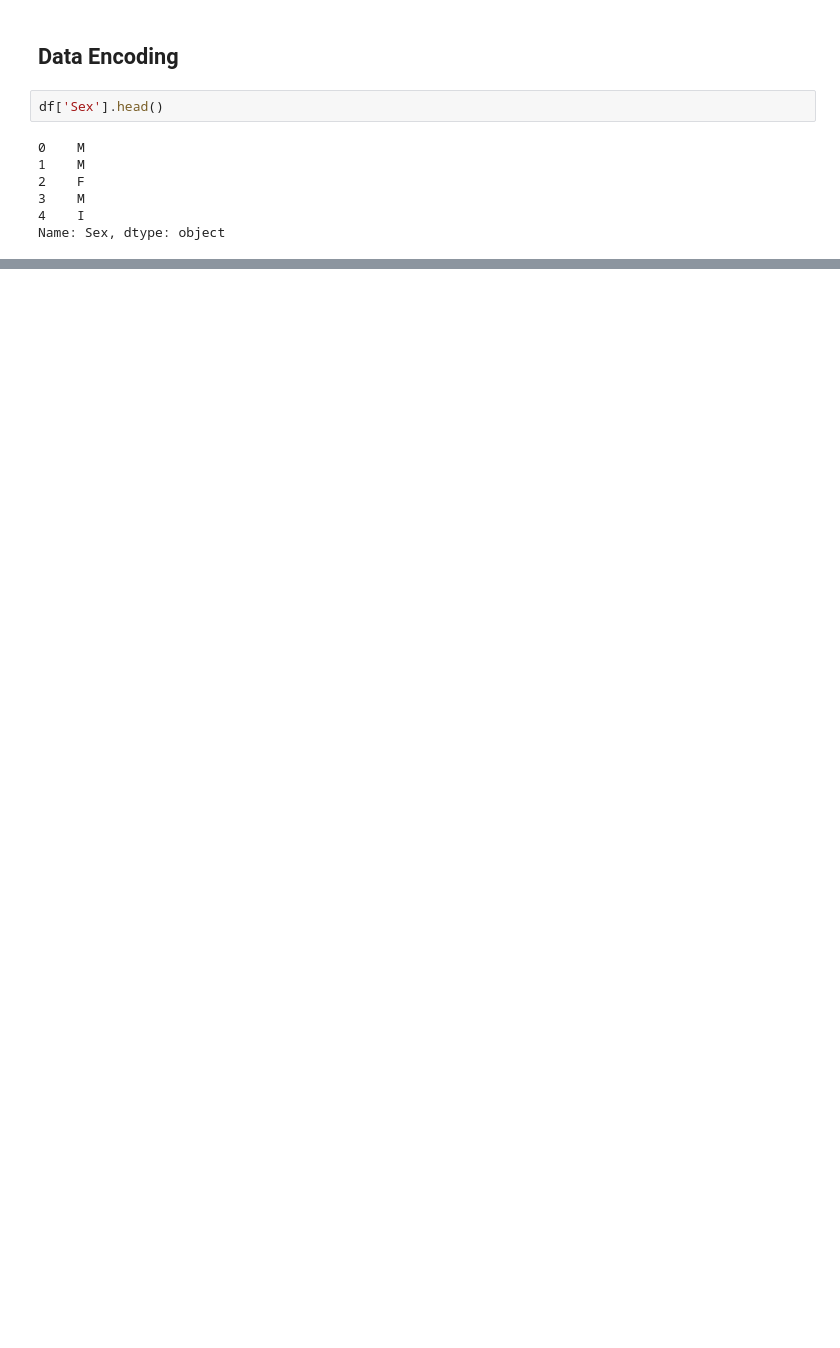
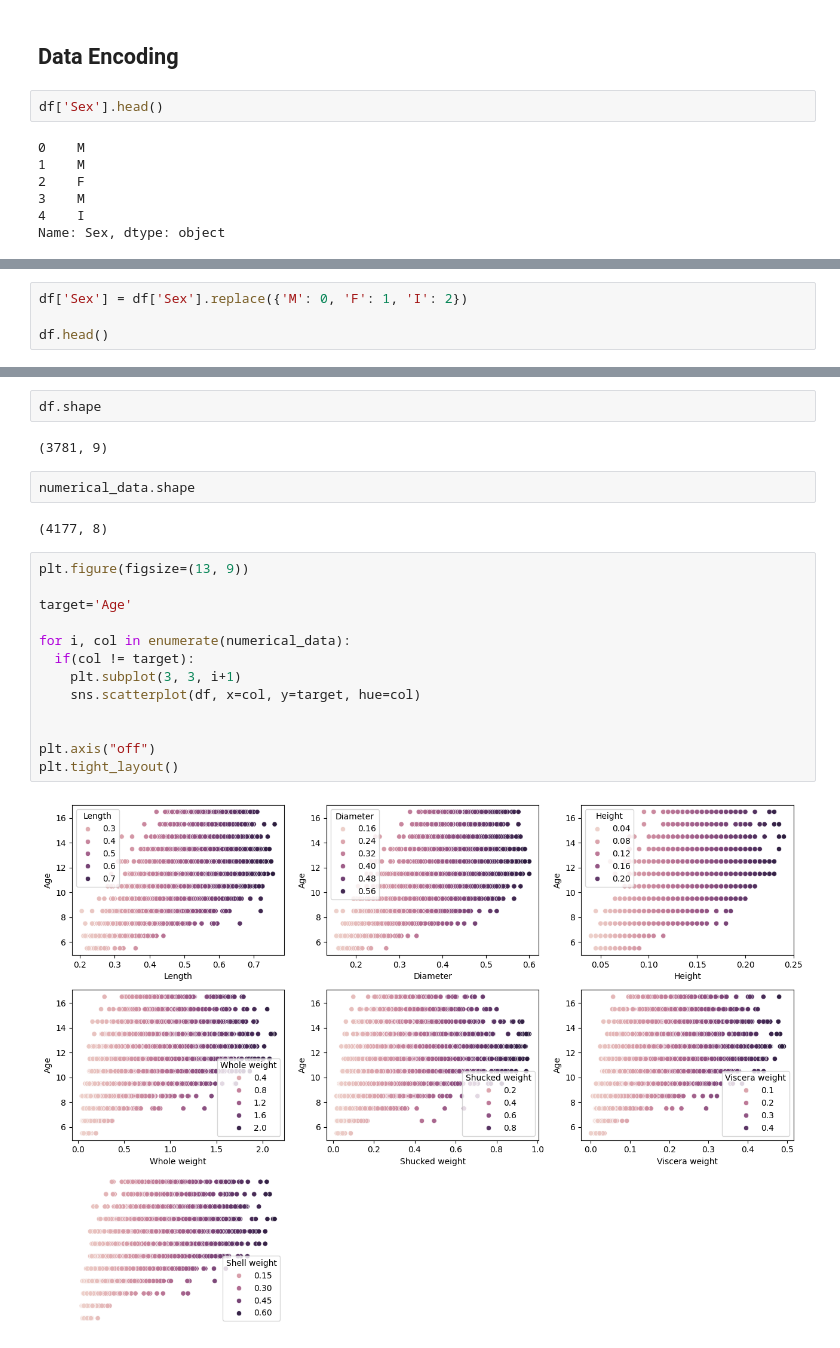
Before and after one commit to SovansunchhayKhoun/final-ml-project, a Jupyter notebook: main.ipynb, the cells around one changed output, grey strips where cells are left out. Cells and saved outputs as stored; diff of their text form; blank space fills up the shorter version.

```diff
--- a/main.ipynb
+++ b/main.ipynb
@@ -239,0 +229,4 @@ array([[0., 1.],
+# %%
+df['Sex'] = df['Sex'].replace({'M': 0, 'F': 1, 'I': 2})
+
+df.head()
@@ -239,0 +240,23 @@ array([[0., 1.],
+# %%
+df.shape
+# %% [output]
+(3781, 9)
+# %%
+numerical_data.shape
+# %% [output]
+(4177, 8)
+# %%
+plt.figure(figsize=(13, 9))
+
+target='Age'
+
+for i, col in enumerate(numerical_data):
+  if(col != target):
+    plt.subplot(3, 3, i+1)
+    sns.scatterplot(df, x=col, y=target, hue=col)
+
+
+plt.axis("off")
+plt.tight_layout()
+# %% [output]
+[figure, added]
```
Also changed, not shown: parts of 10 cells of this notebook, 2 other files.
